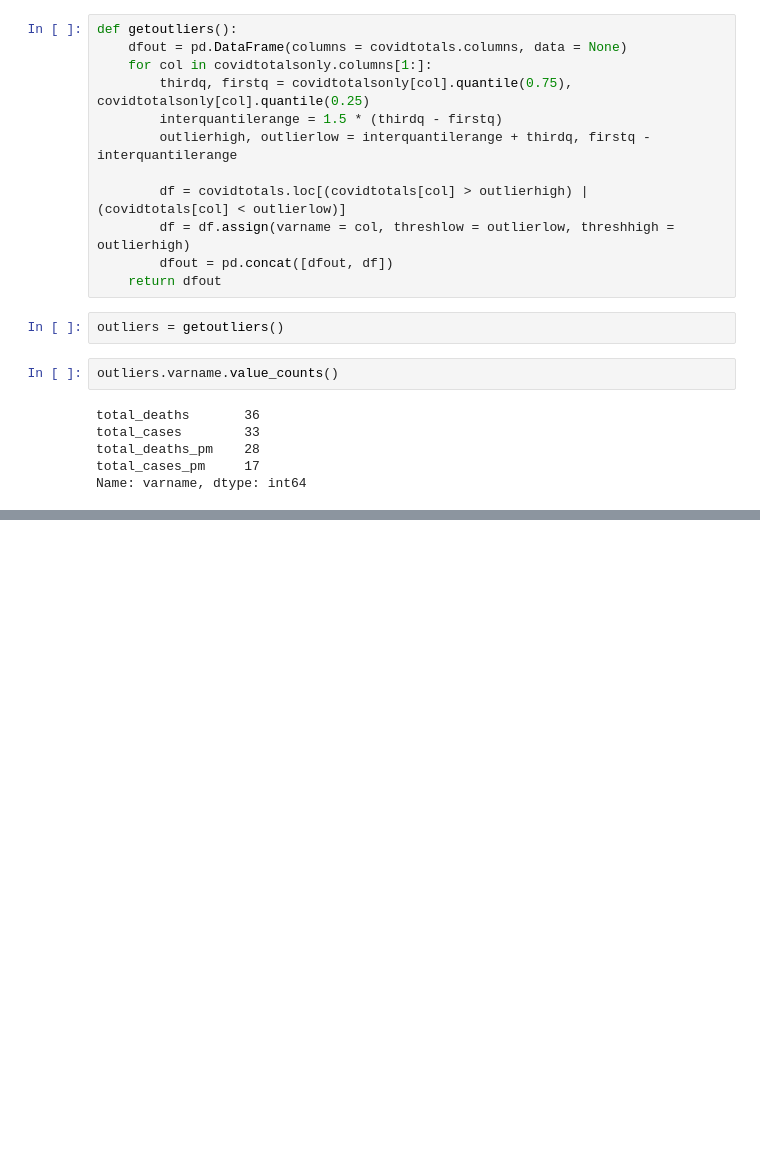
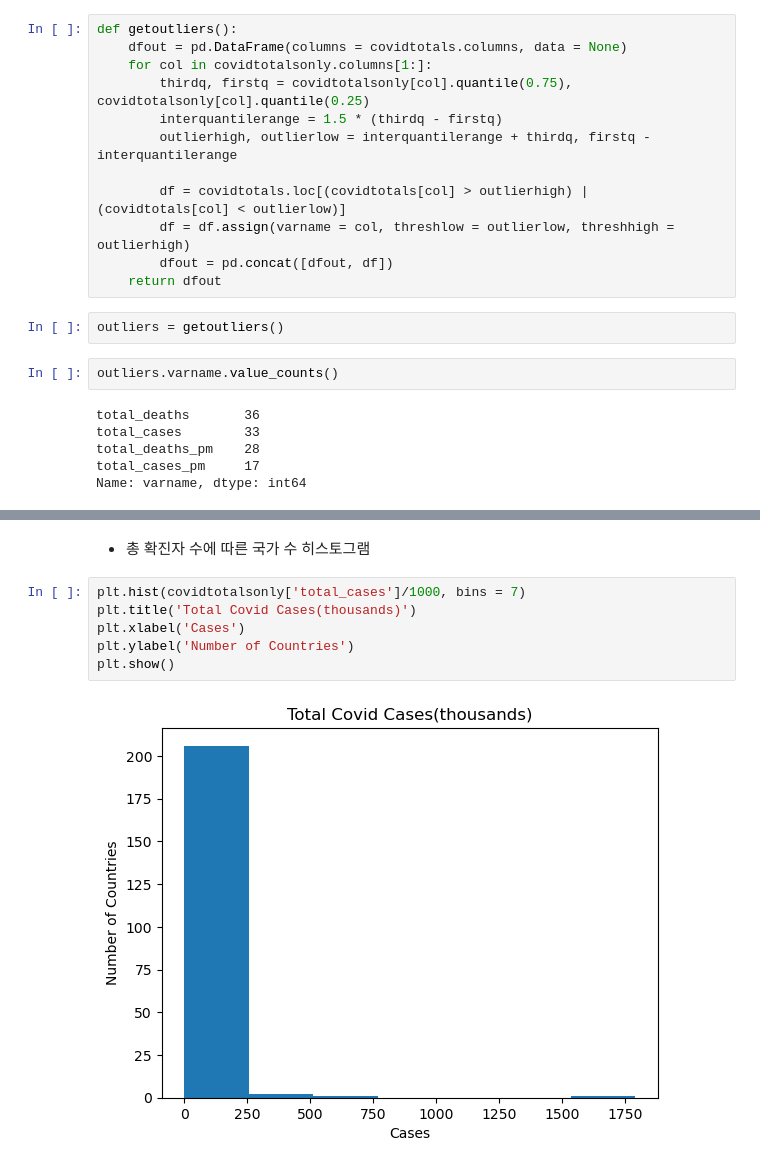
Before and after one commit to minseungryu/Pandas_Data_Cleaning, a Jupyter notebook: chapter4_누락값과 이상값.ipynb, the cells around one changed output, grey strips where cells are left out. Saved outputs shown, nothing was run; the diff lists cells and outputs as text; blank space fills up the shorter version.

```diff
--- a/chapter4_누락값.ipynb
+++ b/chapter4_누락값과 이상값.ipynb
@@ -279,0 +329,10 @@ Name: varname, dtype: int64
+# %% [markdown]
+- 총 확진자 수에 따른 국가 수 히스토그램
+# %%
+plt.hist(covidtotalsonly['total_cases']/1000, bins = 7)
+plt.title('Total Covid Cases(thousands)')
+plt.xlabel('Cases')
+plt.ylabel('Number of Countries')
+plt.show()
+# %% [output]
+[figure, added]
```
Also changed, not shown: parts of 8 cells of this notebook.
